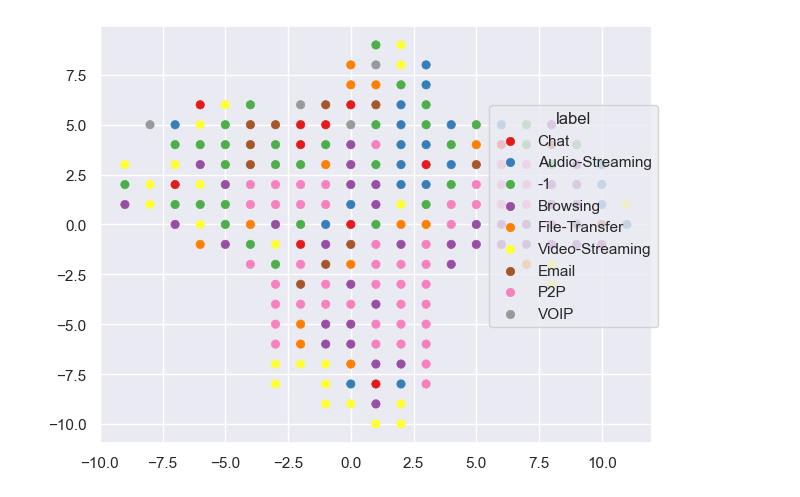
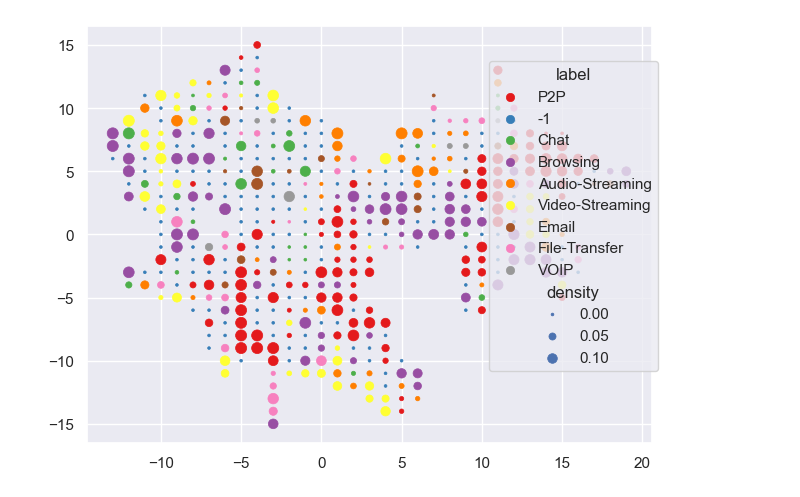
Before and after one commit to SandroMartens/DBGSOM, a Jupyter notebook: examples/darknet.ipynb, the cells around one changed output. Cells and saved outputs as stored; diff of their text form; code cells hidden in the pictures.

```diff
--- a/examples/darknet.ipynb
+++ b/examples/darknet.ipynb
@@ -54,18 +54,18 @@ col_transformer = ColumnTransformer(
     verbose_feature_names_out=False,
 )
 som = DBGSOM(
-    max_epochs=300,
+    max_epochs=500,
     random_state=32,
     spreading_factor=1.5,
-    max_neurons=300,
+    max_neurons=500,
     growth_criterion="entropy",
 )
 
 pipe = Pipeline(
     steps=[
         ("col_transformer", col_transformer),
+        ("scaler", scaler),
         ("imputer", imputer),
-        ("scaler", scaler),
         ("som", som),
     ]
 )
@@ -93,11 +93,11 @@ Pipeline(steps=[('col_transformer',
 # %%
 som.plot(
     color="label",
     palette="Set1",
-    # pointsize="average_distance",
+    pointsize="density",
 )
 # %% [output]
-[figure, old version]
+[figure, new version]
 # %%
 weights = som.weights_
 
```
Also changed, not shown: parts of 6 cells of this notebook, 5 other files.
